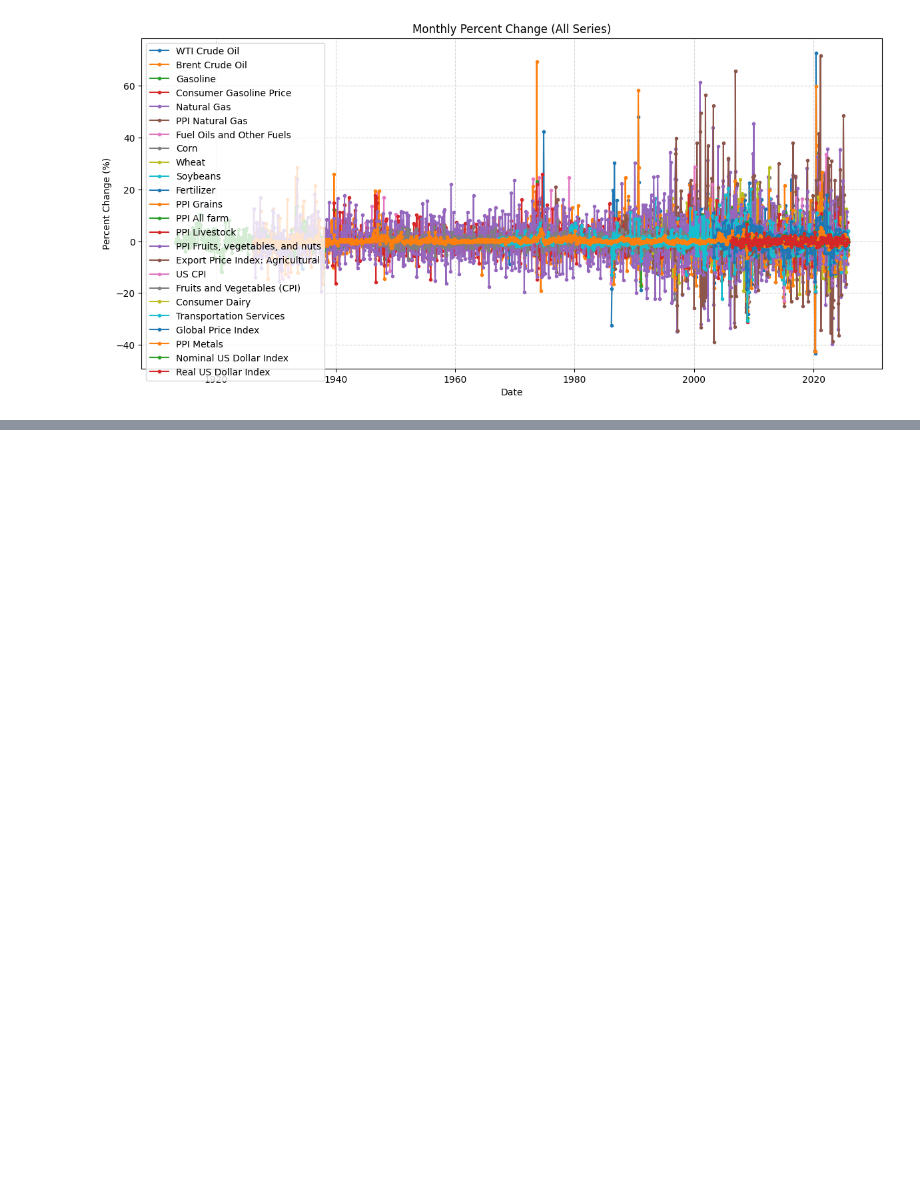
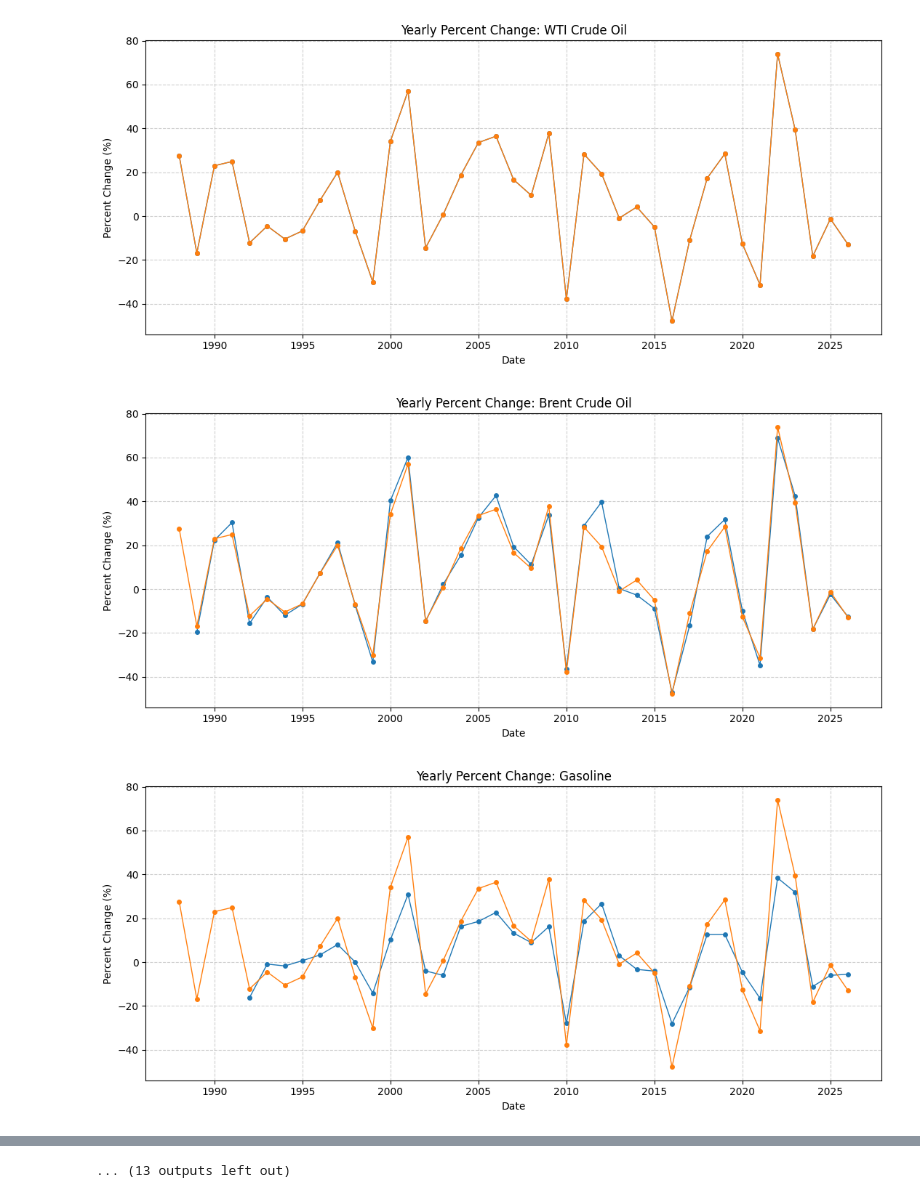
Before and after one commit to SMPhoenicx/OilApp, a Jupyter notebook: FREDAPI.ipynb, the cells around one changed output, grey strips where cells are left out. Drawn from its saved outputs; the diff is of its cells as text; code cells hidden in the pictures; blank space fills up the shorter version.

Commit message:
yearly done

```diff
--- a/FREDAPI.ipynb
+++ b/FREDAPI.ipynb
@@ -88,46 +88,49 @@ for name, code in series_ids.items():
 # make a dataframe (dataframes make data manipulation easier)
 raw_df = pd.DataFrame(series_list)
 
-# use monthly frequencies for all, some come in annual or daily frequencies
-monthly_df = raw_df.resample('M').mean()
+# use yearly frequencies for all, some come in annual or daily frequencies MONTHLY WAS USED INITIALLY
+monthly_df = raw_df.resample('Y').mean()
 
 # restrict to a sensible date range and drop columns with no data at all
 monthly_df = monthly_df.dropna(axis=1, how='all')
 monthly_df = monthly_df.sort_index()
 
 # find percent change because actual dollar values provide less insight
 pct_change = monthly_df.pct_change() * 100
 
 # drop rows where all data points are NaN
 pct_change = pct_change.dropna(how='all')
 
+
 #plot each series separately
-# for col in pct_change.columns:
-#     plt.figure(figsize=(11, 5))
-#     plt.plot(pct_change.index, pct_change[col], marker='o', linestyle='-', linewidth=1, markersize=4)
-#     plt.plot(pct_change.index, pct_change["WTI Crude Oil"], marker='o', linestyle='-', linewidth=1, markersize=4)
-#     plt.title(f"Monthly Percent Change: {col}")
-#     plt.xlabel("Date")
-#     plt.ylabel("Percent Change (%)")
-#     plt.grid(True, linestyle='--', alpha=0.6)
-#     plt.tight_layout()
-#     plt.show()
+for col in pct_change.columns:
+    plt.figure(figsize=(11, 5))
+    plt.plot(pct_change.index, pct_change[col], marker='o', linestyle='-', linewidth=1, markersize=4)
+    plt.plot(pct_change.index, pct_change["WTI Crude Oil"], marker='o', linestyle='-', linewidth=1, markersize=4)
+    plt.title(f"Yearly Percent Change: {col}")
+    plt.xlabel("Date")
+    plt.ylabel("Percent Change (%)")
+    plt.grid(True, linestyle='--', alpha=0.6)
+    plt.tight_layout()
+    plt.show()
 
 # combined lot
 plt.figure(figsize=(12, 6))
 for col in pct_change.columns:
 
     plt.plot(pct_change.index, pct_change[col], marker='o', linestyle='-', markersize=3, label=col)
-plt.title("Monthly Percent Change (All Series)")
+plt.title("Yearly Percent Change (All Series)")
 plt.xlabel("Date")
 plt.ylabel("Percent Change (%)")
 plt.legend()
 plt.grid(True, linestyle='--', alpha=0.5)
 plt.tight_layout()
 plt.show()
 
 # save to csv
 monthly_df.to_csv("commodities_monthly_values.csv")
 pct_change.to_csv("commodities_monthly_pct_change.csv")
 # %% [output]
-[figure, old version]
+[figure, new version]
+[figure, added]
+[figure, added]
@@ -134,3 +146,4 @@ pct_change.to_csv("commodities_monthly_pct_change.csv")
+... (13 outputs left out)
 # %%
 import seaborn as sns
 import numpy as np
```
Also changed, not shown: parts of 2 cells of this notebook, 2 other files.
